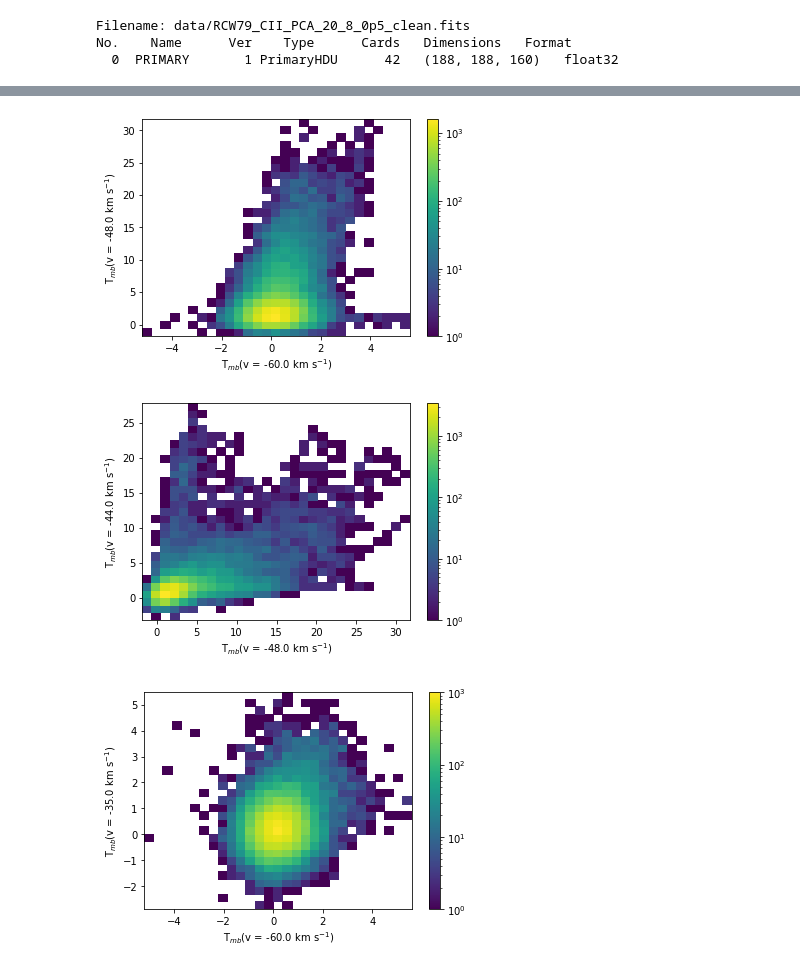
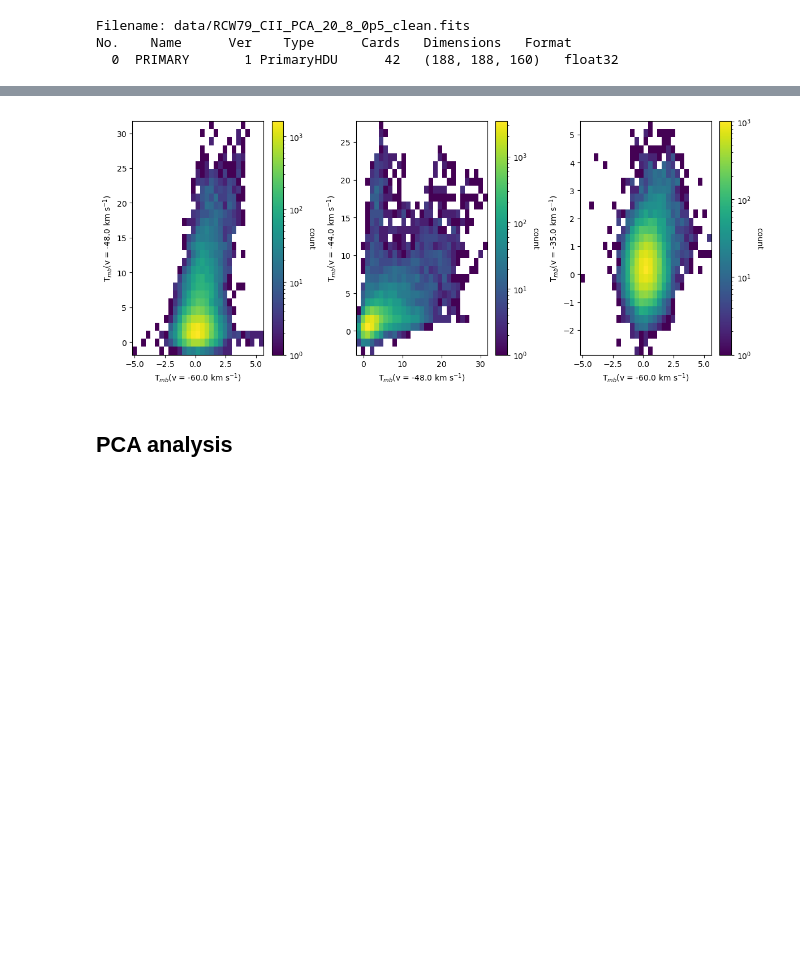
Before and after one commit to lmlb-astro/GMM, a Jupyter notebook: inspect_data.ipynb, the cells around one changed output, grey strips where cells are left out. Cells and saved outputs as stored; diff of their text form; code cells hidden in the pictures; blank space fills up the shorter version.

```diff
--- a/inspect_data.ipynb
+++ b/inspect_data.ipynb
@@ -90,15 +94,20 @@ plt.show()
 # %%
 ## plot 2D distributions
-for comb in vel_combs_list:
-    plt.hist2d(data_channel_list[comb[0]], data_channel_list[comb[1]], bins = int((len(data_channel_list[comb[0]]))**(0.33)), norm = colors.LogNorm())
+fig, axs = plt.subplots(nrows = 1, ncols = 3, figsize = (12, 4))
+for idx, comb in enumerate(vel_combs_list):
+    temp_im = axs[idx].hist2d(data_channel_list[comb[0]], data_channel_list[comb[1]], bins = int((len(data_channel_list[comb[0]]))**(0.33)), norm = colors.LogNorm())
 
-    plt.xlabel(r'T$_{{mb}}$(v = {vel:.1f} km s$^{{-1}}$)'.format(vel = vel_list[comb[0]]))
-    plt.ylabel(r'T$_{{mb}}$(v = {vel:.1f} km s$^{{-1}}$)'.format(vel = vel_list[comb[1]]))
+    ## set labels
+    axs[idx].set_xlabel(r'T$_{{mb}}$(v = {vel:.1f} km s$^{{-1}}$)'.format(vel = vel_list[comb[0]]))
+    axs[idx].set_ylabel(r'T$_{{mb}}$(v = {vel:.1f} km s$^{{-1}}$)'.format(vel = vel_list[comb[1]]))
 
-    plt.colorbar()
+    ## add the colorbar
+    cbar = fig.colorbar(temp_im[3], ax = axs[idx], orientation='vertical')
+    cbar.set_label("count", labelpad = 5.,rotation = 270.)
 
-    plt.show()
+plt.tight_layout()
+plt.show()
 # %% [output]
-[figure, old version]
+[figure, new version]
-[figure, removed]
-[figure, removed]
+# %% [markdown]
+## PCA analysis
```
Also changed, not shown: parts of 3 cells of this notebook.
